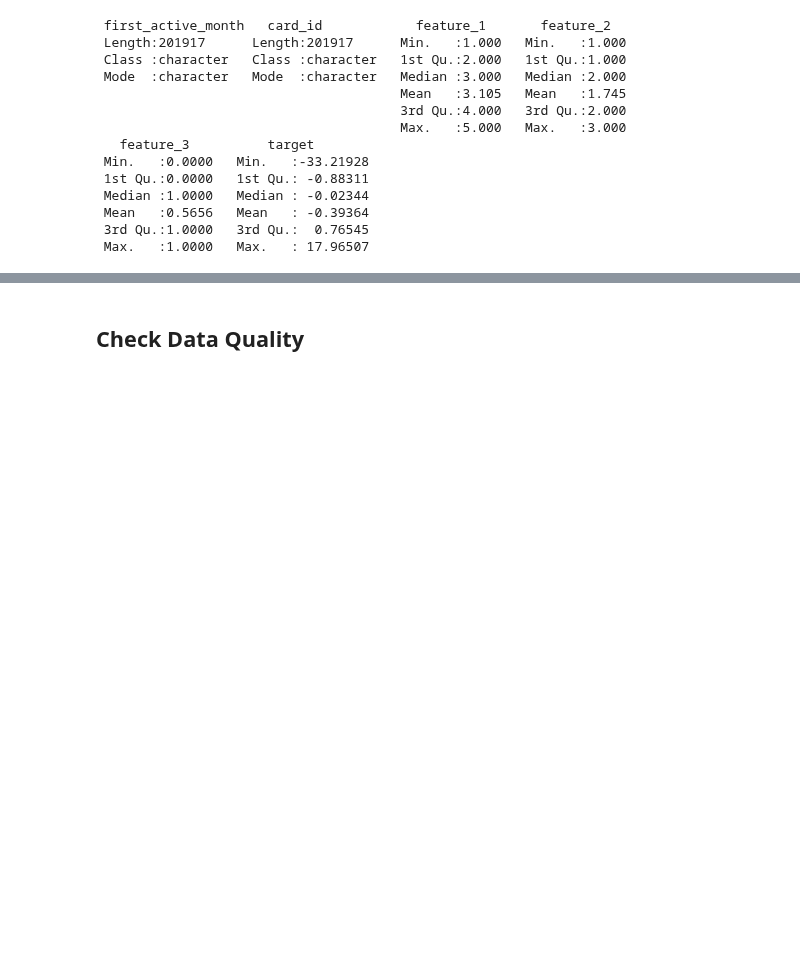
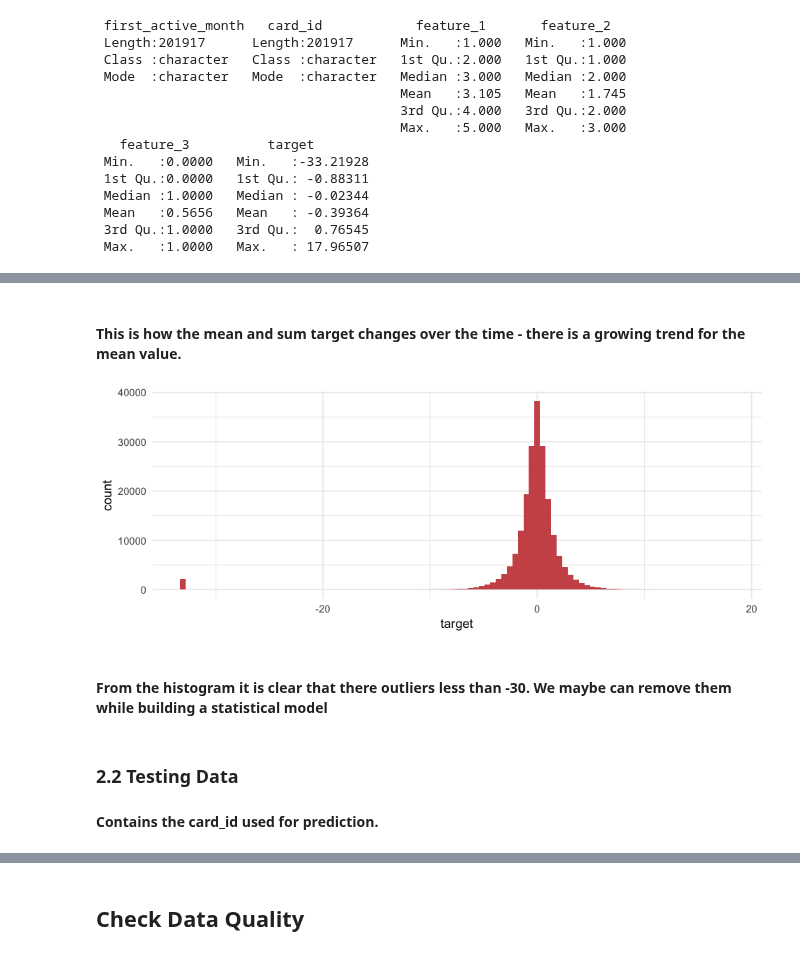
Before and after one commit to hsing-yi-wang/Kaggle_Projects, a Jupyter notebook: Elo_Merchant.ipynb, the cells around one changed output, grey strips where cells are left out. Saved outputs shown, nothing was run; the diff lists cells and outputs as text; code cells hidden in the pictures; blank space fills up the shorter version.

Commit message:
Data overview2

```diff
--- a/Elo_Merchant.ipynb
+++ b/Elo_Merchant.ipynb
@@ -127,0 +138,15 @@ Contains aggregate information for each merchant_id
+# %% [markdown]
+#### This is how the mean and sum target changes over the time - there is a growing trend for the mean value.
+# %%
+#Distribution of target
+options(repr.plot.width=8, repr.plot.height=3)
+train %>%
+ggplot(aes(target)) + geom_histogram(bins = 100, fill = "indianred3") + theme_minimal()
+# %% [output]
+[figure, added]
+# %% [markdown]
+#### From the histogram it is clear that there outliers less than -30. We maybe can remove them while building a statistical model
+# %% [markdown]
+### 2.2 Testing Data
+# %% [markdown]
+**Contains the card_id used for prediction.**
```
Also changed, not shown: parts of 53 cells of this notebook.
